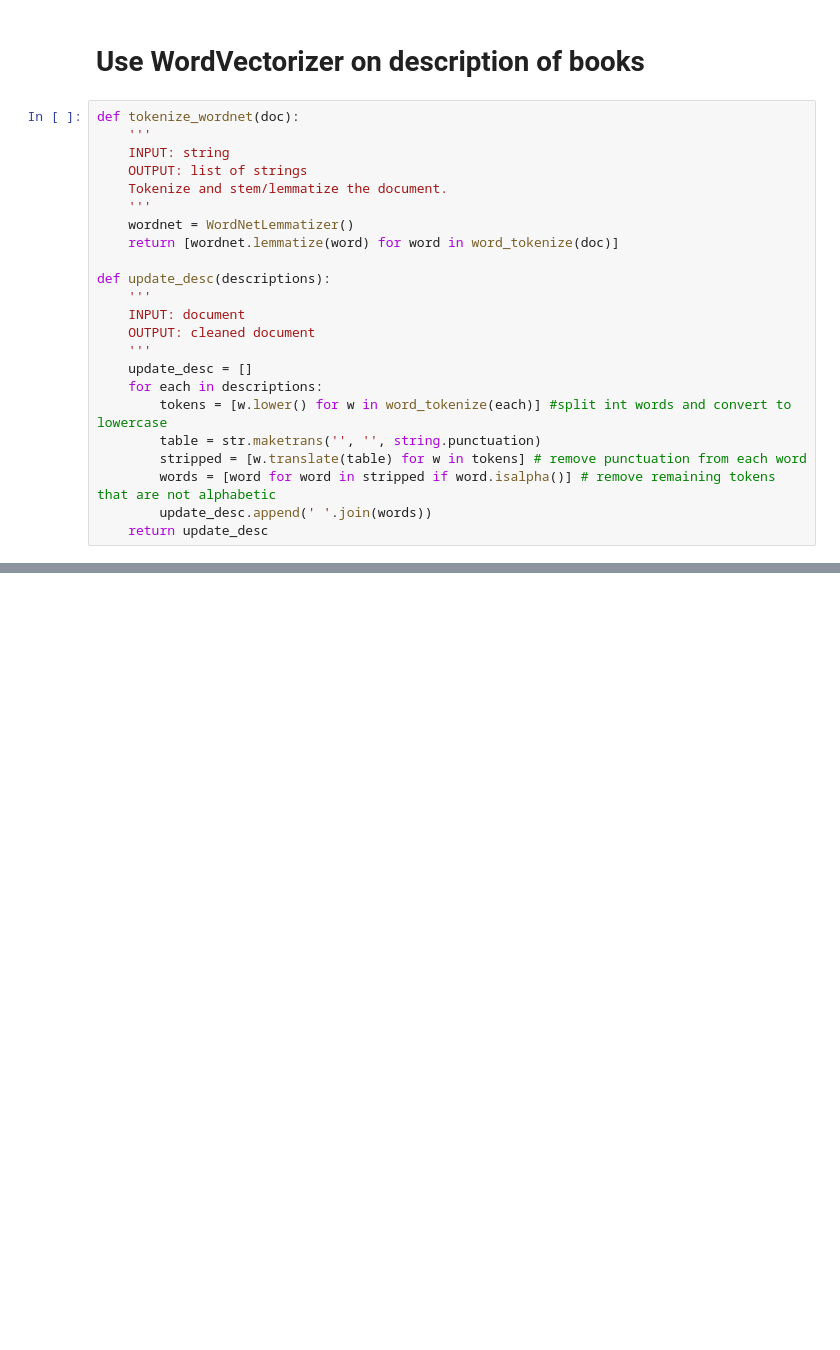
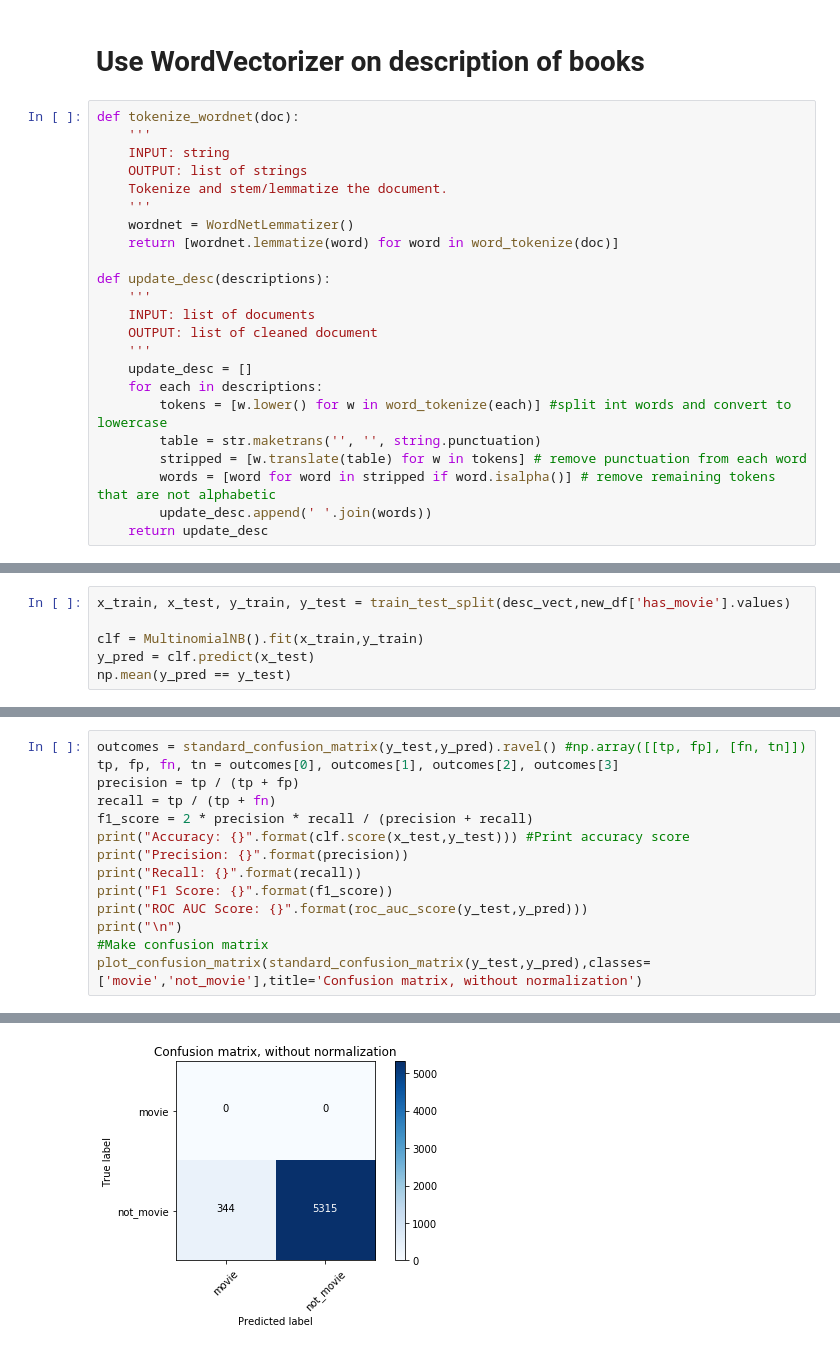
Before and after one commit to SKGemini/capstone_project, a Jupyter notebook: analyze_data/Making Model.ipynb, the cells around one changed output, grey strips where cells are left out. Saved outputs shown, nothing was run; the diff lists cells and outputs as text; blank space fills up the shorter version.

Commit message:
cleaned

```diff
--- a/analyze_data/Making Model.ipynb
+++ b/analyze_data/Making Model.ipynb
@@ -296,8 +295,8 @@ def tokenize_wordnet(doc):
 
 def update_desc(descriptions):
     '''
-    INPUT: document
-    OUTPUT: cleaned document
+    INPUT: list of documents
+    OUTPUT: list of cleaned document
     '''
     update_desc = []
     for each in descriptions:
@@ -329,0 +337,6 @@ Topic #9: new york time bestselling author city series bestseller novel come rev
+# %%
+x_train, x_test, y_train, y_test = train_test_split(desc_vect,new_df['has_movie'].values)
+
+clf = MultinomialNB().fit(x_train,y_train)
+y_pred = clf.predict(x_test)
+np.mean(y_pred == y_test)
@@ -329,0 +345,15 @@ Topic #9: new york time bestselling author city series bestseller novel come rev
+# %%
+outcomes = standard_confusion_matrix(y_test,y_pred).ravel() #np.array([[tp, fp], [fn, tn]])
+tp, fp, fn, tn = outcomes[0], outcomes[1], outcomes[2], outcomes[3]
+precision = tp / (tp + fp)
+recall = tp / (tp + fn)
+f1_score = 2 * precision * recall / (precision + recall)
+print("Accuracy: {}".format(clf.score(x_test,y_test))) #Print accuracy score
+print("Precision: {}".format(precision))
+print("Recall: {}".format(recall))
+print("F1 Score: {}".format(f1_score))
+print("ROC AUC Score: {}".format(roc_auc_score(y_test,y_pred)))
+print("\n")
+#Make confusion matrix
+plot_confusion_matrix(standard_confusion_matrix(y_test,y_pred),classes=['movie','not_movie'],title='Confusion matrix, without normalization')
+# %% [output]
@@ -329,0 +370 @@ Topic #9: new york time bestselling author city series bestseller novel come rev
+[figure, added]
```
Also changed, not shown: parts of 29 cells of this notebook, 1 other file.
